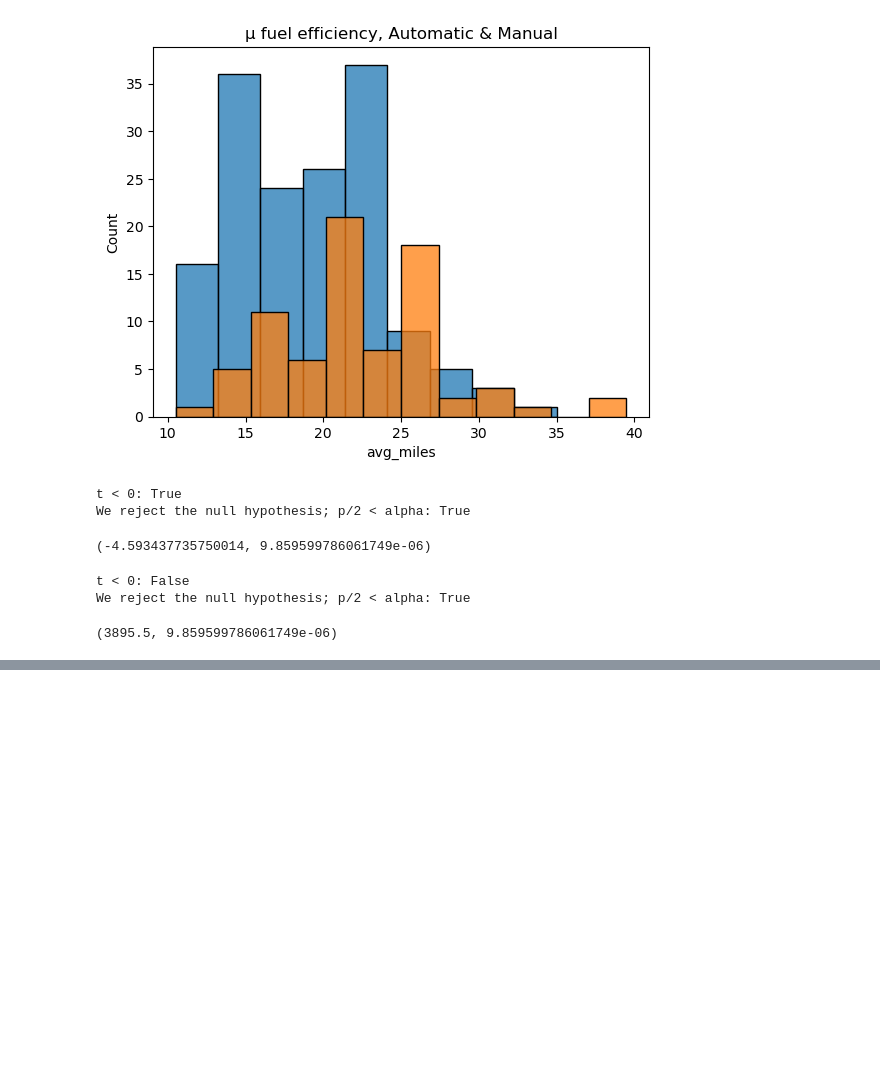
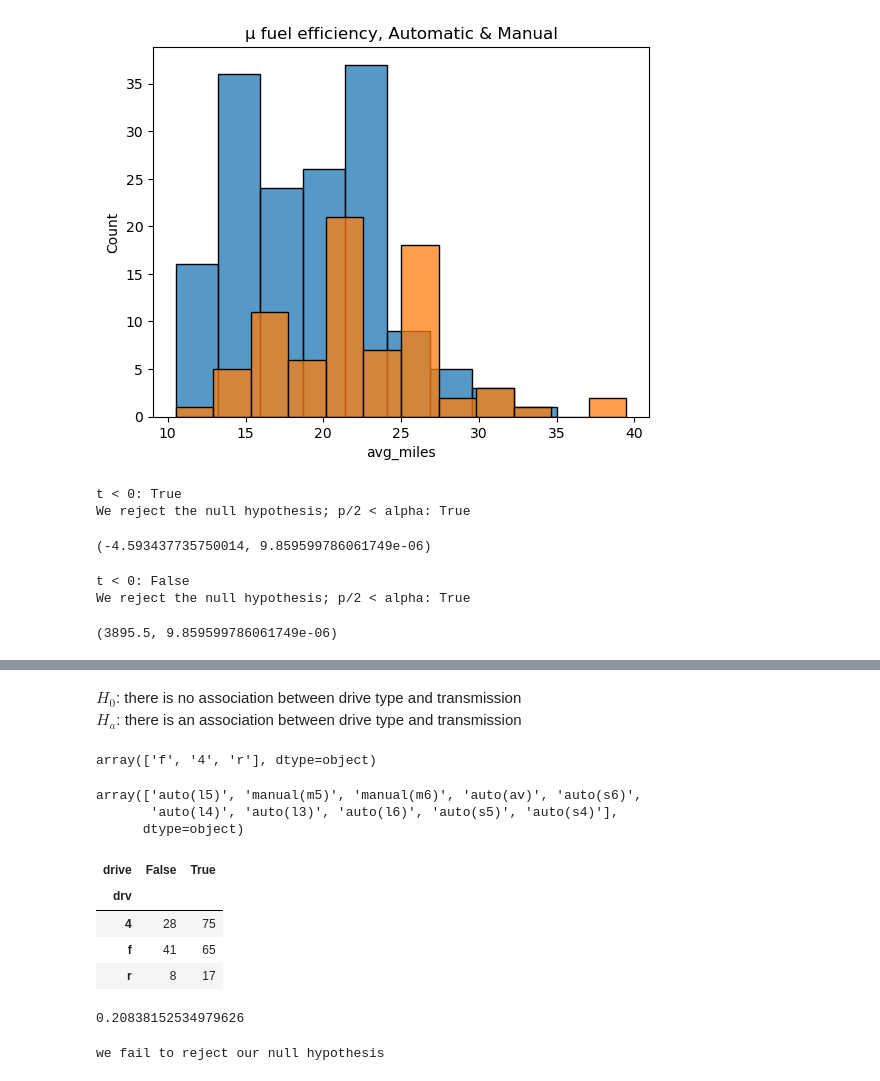
Before and after one commit to jeremiah-toribio/statistics-exercises, a Jupyter notebook: hypothesis_testing.ipynb, the cells around one changed output, grey strips where cells are left out. Cells and saved outputs as stored; diff of their text form; code cells hidden in the pictures; blank space fills up the shorter version.

```diff
--- a/hypothesis_testing.ipynb
+++ b/hypothesis_testing.ipynb
@@ -471,0 +515,7 @@ We reject the null hypothesis; p/2 < alpha: True
+# %% [markdown]
+$H_0$: there is no association between drive type and transmission\
+$H_a$: there is an association between drive type and transmission
+# %%
+mpg.drv.unique()
+# %% [output]
+array(['f', '4', 'r'], dtype=object)
@@ -471,0 +524,26 @@ We reject the null hypothesis; p/2 < alpha: True
+# %%
+mpg.trans.unique()
+# %% [output]
+array(['auto(l5)', 'manual(m5)', 'manual(m6)', 'auto(av)', 'auto(s6)',
+       'auto(l4)', 'auto(l3)', 'auto(l6)', 'auto(s5)', 'auto(s4)'],
+      dtype=object)
+# %%
+mpg['drive'] = mpg.trans.str.contains('auto')
+# %%
+drive_tab = pd.crosstab(mpg['drv'], mpg['drive'])
+drive_tab
+# %% [output]
+| drive | False | True |
+| drv |  |  |
+| 4 | 28 | 75 |
+| f | 41 | 65 |
+| r | 8 | 17 |
+# %%
+chi2, p, degf, expected = stats.chi2_contingency(drive_tab)
+p
+# %% [output]
+0.20838152534979626
+# %%
+checkp()
+# %% [output]
+we fail to reject our null hypothesis
```
Also changed, not shown: parts of 29 cells of this notebook.
